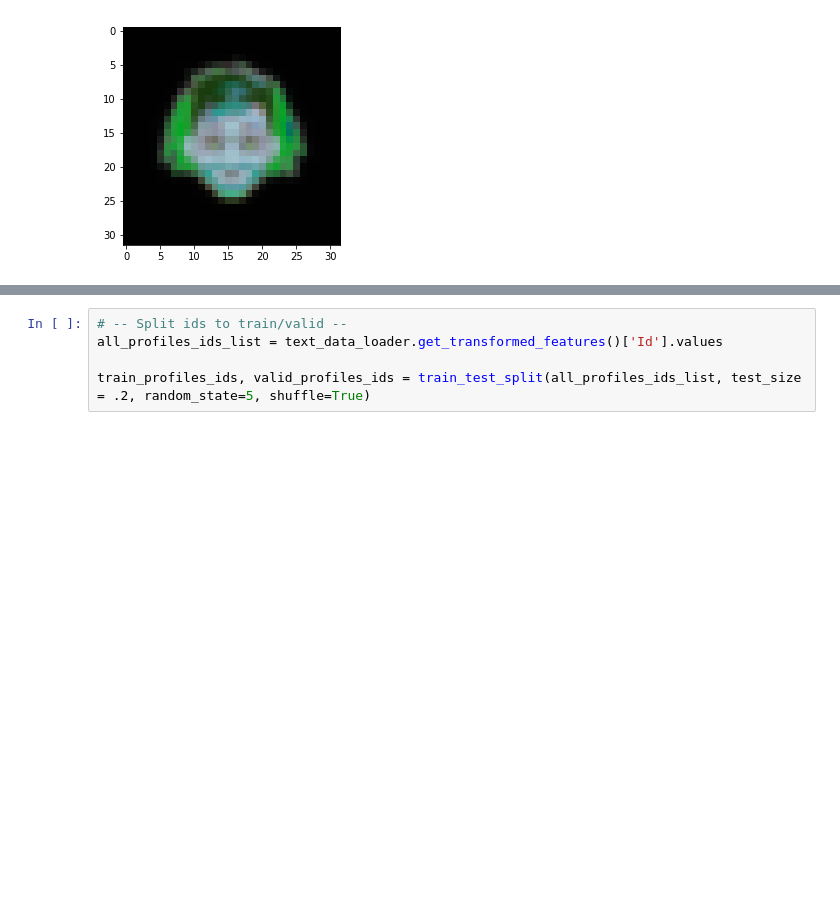
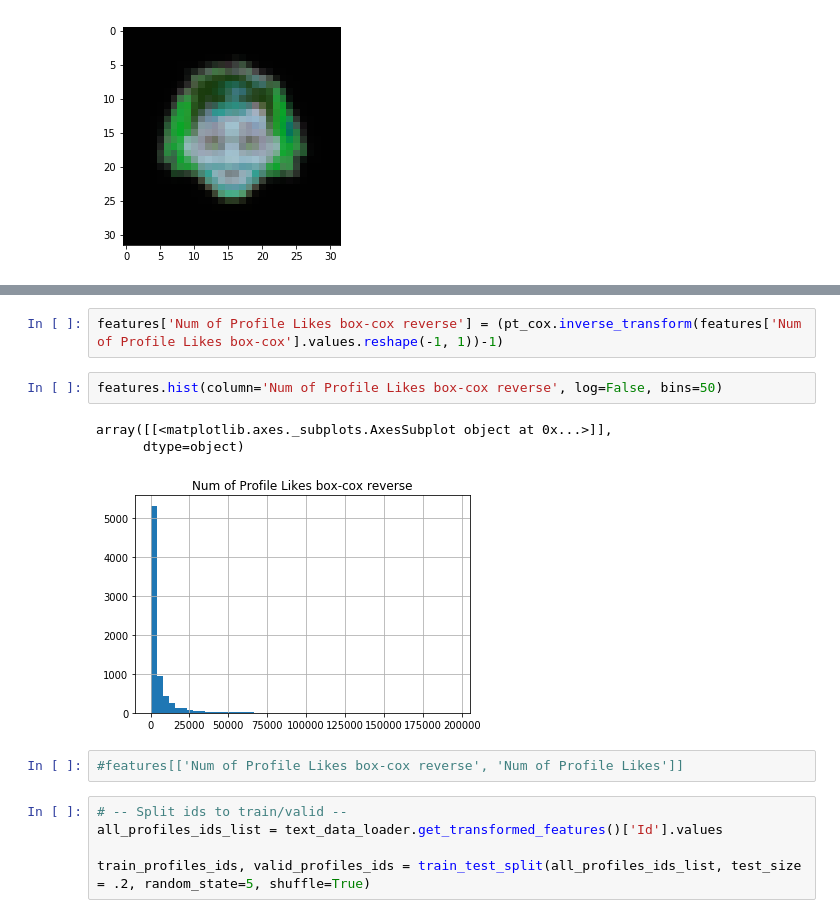
Before and after one commit to aelimame/DataScienceProject, a Jupyter notebook: Notebook-Experiences.ipynb, the cells around one changed output, grey strips where cells are left out. Drawn from its saved outputs; the diff is of its cells as text; blank space fills up the shorter version.

```diff
--- a/Notebook-Experiences.ipynb
+++ b/Notebook-Experiences.ipynb
@@ -115,3 +107,13 @@ def load_x_y_from_loaders(images_loader, text_data_loader, profiles_ids_list=Non
+# %%
+features['Num of Profile Likes box-cox reverse'] = (pt_cox.inverse_transform(features['Num of Profile Likes box-cox'].values.reshape(-1, 1))-1)
+# %%
+features.hist(column='Num of Profile Likes box-cox reverse', log=False, bins=50)
+# %% [output]
+array([[<matplotlib.axes._subplots.AxesSubplot object at 0x...>]],
+      dtype=object)
+[figure, added]
+# %%
+#features[['Num of Profile Likes box-cox reverse', 'Num of Profile Likes']]
 # %%
 # -- Split ids to train/valid --
 all_profiles_ids_list = text_data_loader.get_transformed_features()['Id'].values
```
Also changed, not shown: parts of 24 cells of this notebook.
